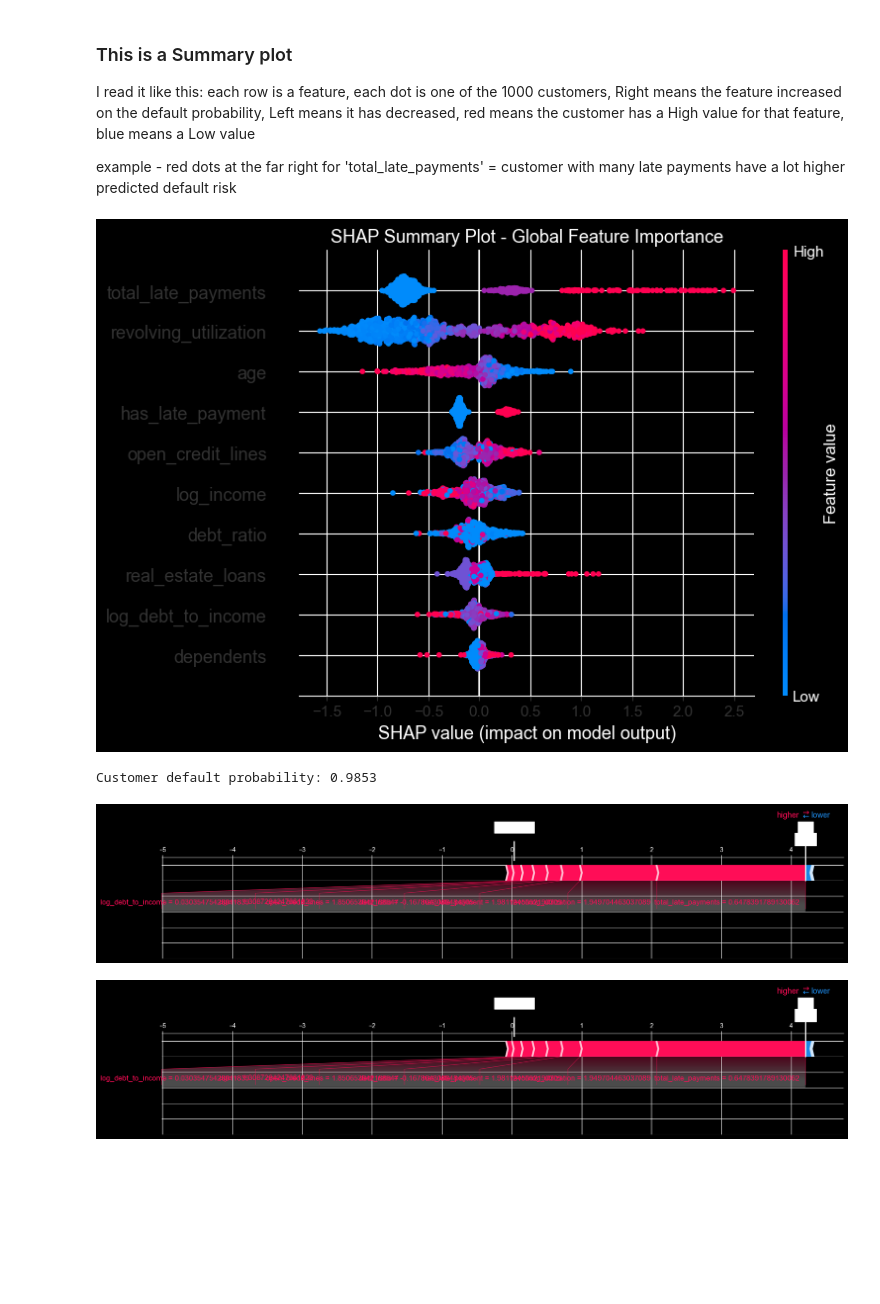
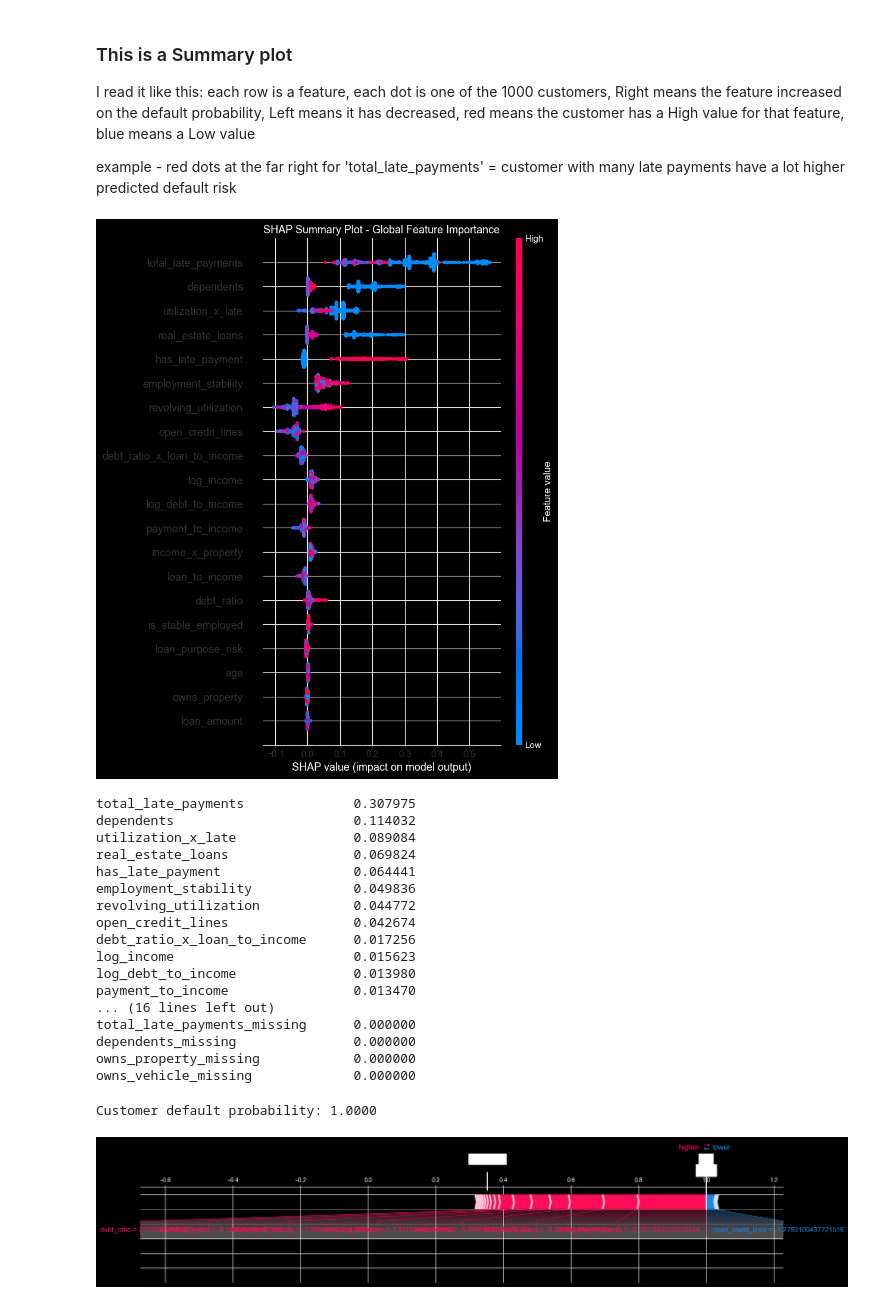
Before and after one commit to Albuqr/credit-risk-scoring-system, a Jupyter notebook: notebooks/02_shap_analysis.ipynb, the cells around one changed output. Drawn from its saved outputs; the diff is of its cells as text; code cells hidden in the pictures; blank space fills up the shorter version.

```diff
--- a/notebooks/02_shap_analysis.ipynb
+++ b/notebooks/02_shap_analysis.ipynb
@@ -10,5 +10,5 @@ from src.features import FEATURE_NAMES
 # %%
 model = joblib.load('../models/credit_model.pkl')
 scaler = joblib.load('../models/scaler.pkl')
-_, X_test, _, y_test = run_pipeline()
+X_train_raw, X_test_raw, X_train_scaled, X_test_scaled, y_train, y_test = run_pipeline()
 # %% [output]
@@ -26,12 +32,12 @@ It uses the tree structure to compute exact SHAP values in polynomial time inste
 
 Kernel explorer works on any model but its much slower so i didnt use it
 # %%
-explainer = shap.TreeExplainer(model)
+explainer = joblib.load('../models/shap_explainer.pkl')
 
 ##Compute Shap values on a 1000 row sample
-idx = np.random.choice(len(X_test), size = 1000, replace = False)
-
-X_sample = X_test[idx]
+idx = np.random.default_rng(42).choice(len(X_test_scaled), size=1000, replace=False)
+X_sample = X_test_scaled[idx]
+X_sample_raw = X_test_raw.iloc[idx]
 shap_values = explainer.shap_values(X_sample)
 
 print(f'shap_values shape: {shap_values.shape}')
@@ -57,36 +63,59 @@ plt.tight_layout()
 plt.savefig('../docs/shap_summary.png', dpi = 150, bbox_inches = 'tight')
 plt.show()
 # %% [output]
-[figure, old version]
+[figure, new version]
+# %%
+import pandas as pd
+shap_df = pd.DataFrame(shap_values, columns=FEATURE_NAMES)
+mean_abs = shap_df.abs().mean().sort_values(ascending=False)
+print(mean_abs.to_string())
+# %% [output]
+total_late_payments              0.307975
+dependents                       0.114032
+utilization_x_late               0.089084
+real_estate_loans                0.069824
+has_late_payment                 0.064441
+employment_stability             0.049836
+revolving_utilization            0.044772
+open_credit_lines                0.042674
+debt_ratio_x_loan_to_income      0.017256
+log_income                       0.015623
+log_debt_to_income               0.013980
+payment_to_income                0.013470
+... (16 lines left out)
+total_late_payments_missing      0.000000
+dependents_missing               0.000000
+owns_property_missing            0.000000
+owns_vehicle_missing             0.000000
 # %%
 ## Individual force plot for a 'high-risk customer'
 
 ## This is so i can find the customer with the highest predicted probability to default on the loan
 
-proba = model.predict_proba(X_test)[:,1]
+proba = model.predict_proba(X_test_scaled)[:, 1]
 high_risk_pos = np.argmax(proba)
+single_shap = explainer.shap_values
 print(f'Customer default probability: {proba[high_risk_pos]:.4f}')
 
 # Get shap value for the customer
 
-single_shap = explainer.shap_values(X_test[high_risk_pos:high_risk_pos+1])[0]
+single_shap = explainer.shap_values(X_test_scaled[high_risk_pos:high_risk_pos+1])[0]
 
 # Force plot
 
 shap.force_plot(
     explainer.expected_value,
     single_shap,
-    X_test[high_risk_pos],
-    feature_names = FEATURE_NAMES,
-    matplotlib = True,
-    show = False
+    X_test_scaled[high_risk_pos],
+    feature_names=FEATURE_NAMES,
+    matplotlib=True,
+    show=False
 )
-plt.savefig('../shap_force_plot_high_risk.png',dpi=150,bbox_inches = 'tight')
+plt.savefig('../docs/shap_force_plot_high_risk.png', dpi=150, bbox_inches='tight')
 plt.show()
 # %% [output]
-Customer default probability: 0.9853
+Customer default probability: 1.0000
-[figure, old version]
+[figure, new version]
-[figure, removed]
 # %%
 ## Waterfall plot - Like force plot but cleaner
 
```
Also changed, not shown: parts of 7 cells of this notebook, 10 other files.
